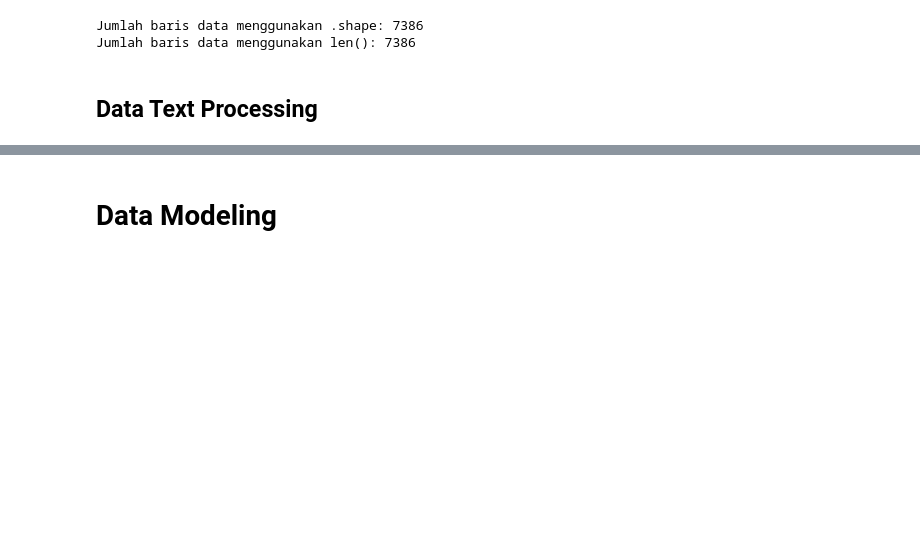
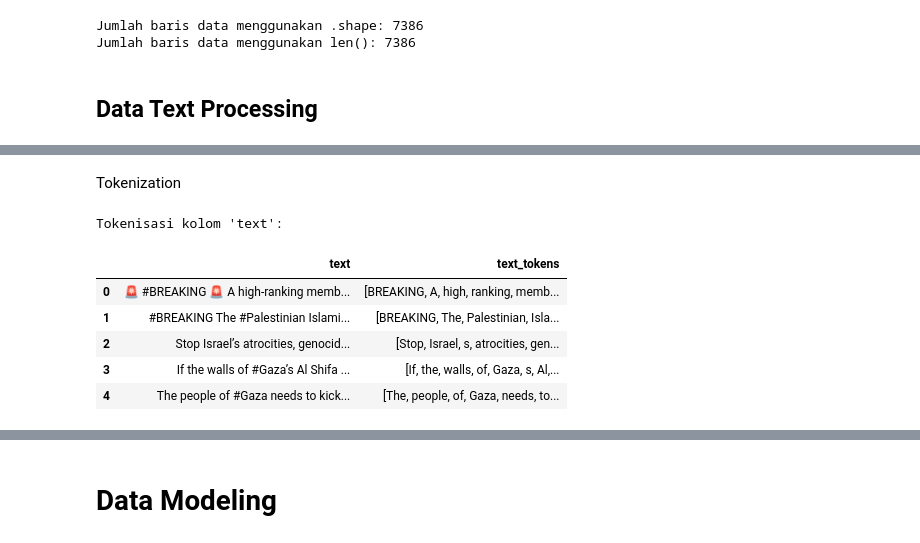
Before and after one commit to FirgiK/Project-NLP-10, a Jupyter notebook: test.ipynb, the cells around one changed output, grey strips where cells are left out. Drawn from its saved outputs; the diff is of its cells as text; code cells hidden in the pictures; blank space fills up the shorter version.

```diff
--- a/test.ipynb
+++ b/test.ipynb
@@ -180,14 +145,0 @@ print(df[['text_cleaned_further', 'text_tokens']].head())
-# %%
-from nltk.tokenize import word_tokenize
-
-def tokenize_text(text):
-    if isinstance(text, str):
-        return word_tokenize(text)
-    else:
-        return [] # Return empty list for non-string data
-
-# Apply tokenization to the 'text_cleaned_further' column
-df['text_tokens'] = df['text_cleaned_further'].apply(tokenize_text)
-
-# Display the original text and the new tokens column
-print(df[['text_cleaned_further', 'text_tokens']].head())
@@ -350,19 +145,0 @@ print(df[['text_tokens', 'text_lemmatized']].head())
-# %%
-from nltk.stem import PorterStemmer
-
-# Initialize the Porter Stemmer
-porter = PorterStemmer()
-
-def stem_tokens(tokens):
-    if isinstance(tokens, list):
-        # Stem each token
-        stemmed_tokens = [porter.stem(token) for token in tokens]
-        return stemmed_tokens
-    else:
-        return [] # Handle non-list data
-
-# Apply stemming to the 'text_tokens' column
-df['text_stemmed'] = df['text_tokens'].apply(stem_tokens)
-
-# Display original tokens, lemmatized tokens, and the new stemmed tokens column
-print(df[['text_tokens', 'text_lemmatized', 'text_stemmed']].head())
@@ -469,0 +146,2 @@ Beberapa contoh fitur (kata) yang dipelajari:
+# %% [markdown]
+Tokenization
@@ -469,0 +152,15 @@ Beberapa contoh fitur (kata) yang dipelajari:
+# %%
+# Tokenisasi kolom 'text'
+df['text_tokens'] = df['text'].apply(lambda x: tokenizer.tokenize(str(x)))
+
+# Tampilkan beberapa baris hasil tokenisasi untuk verifikasi
+print("Tokenisasi kolom 'text':")
+display(df[['text', 'text_tokens']].head())
+# %% [output]
+Tokenisasi kolom 'text':
+|  | text | text_tokens |
+| 0 | 🚨 #BREAKING 🚨 A high-ranking memb... | [BREAKING, A, high, ranking, memb... |
+| 1 | #BREAKING The #Palestinian Islami... | [BREAKING, The, Palestinian, Isla... |
+| 2 | Stop Israel’s atrocities, genocid... | [Stop, Israel, s, atrocities, gen... |
+| 3 | If the walls of #Gaza’s Al Shifa ... | [If, the, walls, of, Gaza, s, Al,... |
+| 4 | The people of #Gaza needs to kick... | [The, people, of, Gaza, needs, to... |
```
Also changed, not shown: parts of 28 cells of this notebook.
